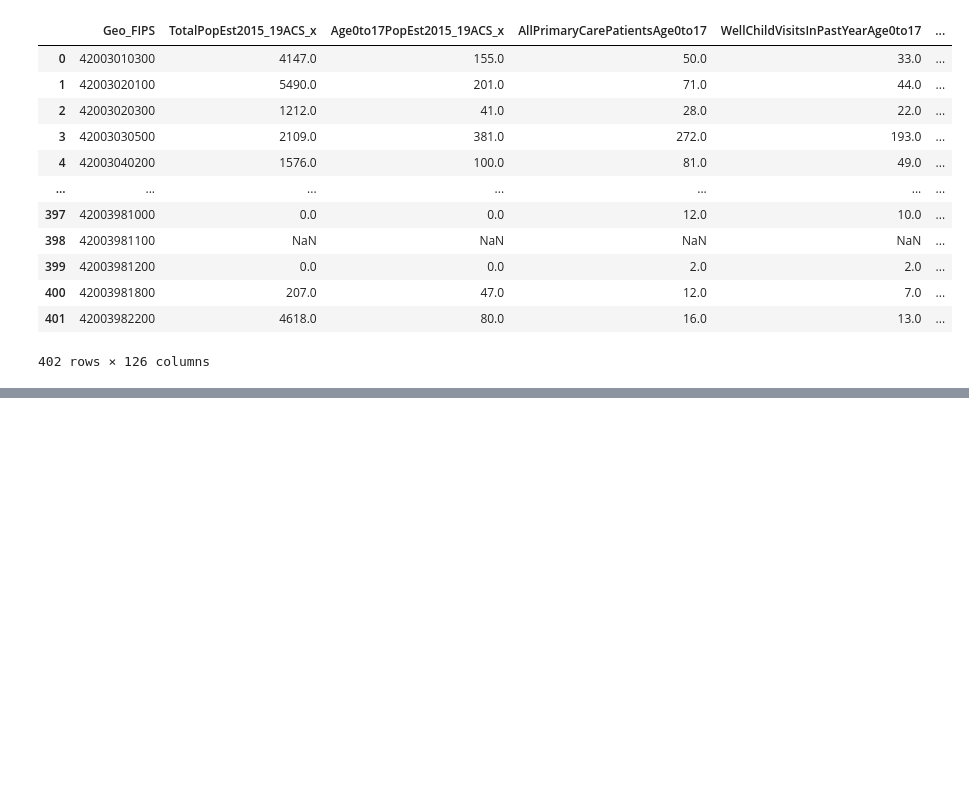
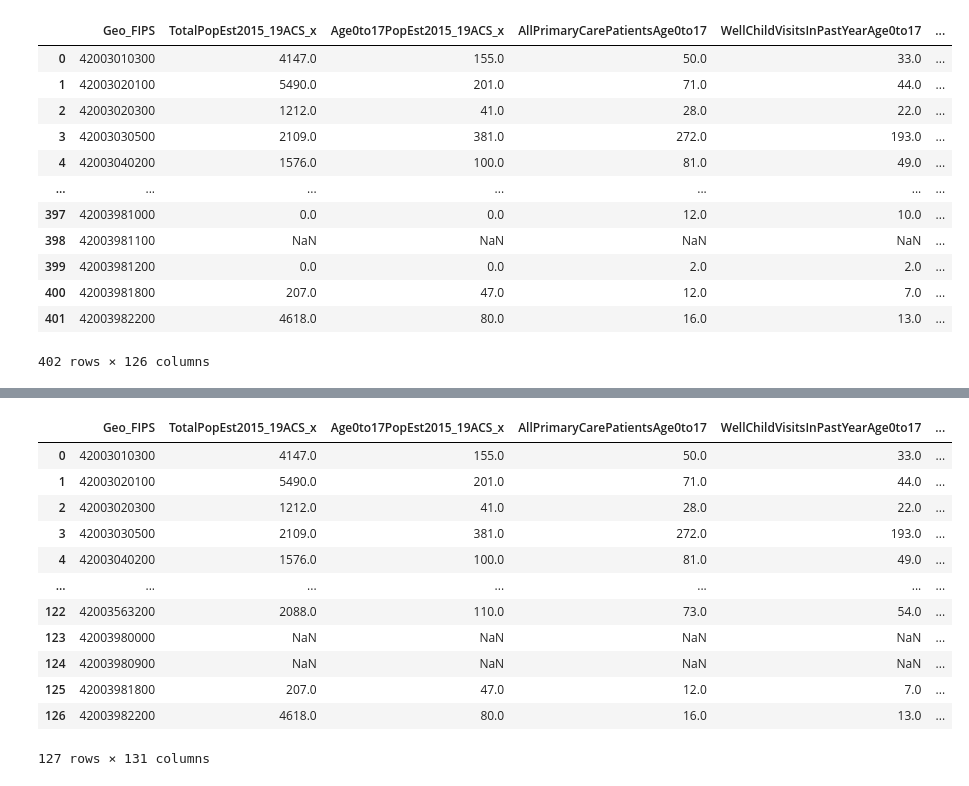
Before and after one commit to mbatheja/Allegheny_County_Asthma_ML, a Jupyter notebook: Asthma.ipynb, the cells around one changed output, grey strips where cells are left out. Drawn from its saved outputs; the diff is of its cells as text; code cells hidden in the pictures; blank space fills up the shorter version.

```diff
--- a/Asthma.ipynb
+++ b/Asthma.ipynb
@@ -578,0 +634,3 @@ data
+# %%
+swm = swm[['NID','WEIGHTED']].groupby('NID').sum()
+swm
@@ -578,0 +652,3 @@ data
+# %%
+data = data.merge(swm, how = 'left', left_on = 'TRACT', right_on='NID')
+data
@@ -578,0 +669,3 @@ data
+# %%
+data['WEIGHTED'] = data['Grand Total'] + data['WEIGHTED']*20
+data
@@ -578,0 +686,18 @@ data
+# %%
+data['Geo_FIPS'] = data['Geo_FIPS'].astype(int)
+cityData = cityData.merge(data[['Geo_FIPS', 'TRACT', 'WEIGHTED']], how = 'left', left_on = 'Geo_FIPS', right_on = 'Geo_FIPS')
+cityData
+# %% [output]
+|  | Geo_FIPS | TotalPopEst2015_19ACS_x | Age0to17PopEst2015_19ACS_x | AllPrimaryCarePatientsAge0to17 | WellChildVisitsInPastYearAge0to17 | ... |
+| 0 | 42003010300 | 4147.0 | 155.0 | 50.0 | 33.0 | ... |
+| 1 | 42003020100 | 5490.0 | 201.0 | 71.0 | 44.0 | ... |
+| 2 | 42003020300 | 1212.0 | 41.0 | 28.0 | 22.0 | ... |
+| 3 | 42003030500 | 2109.0 | 381.0 | 272.0 | 193.0 | ... |
+| 4 | 42003040200 | 1576.0 | 100.0 | 81.0 | 49.0 | ... |
+| ... | ... | ... | ... | ... | ... | ... |
+| 122 | 42003563200 | 2088.0 | 110.0 | 73.0 | 54.0 | ... |
+| 123 | 42003980000 | NaN | NaN | NaN | NaN | ... |
+| 124 | 42003980900 | NaN | NaN | NaN | NaN | ... |
+| 125 | 42003981800 | 207.0 | 47.0 | 12.0 | 7.0 | ... |
+| 126 | 42003982200 | 4618.0 | 80.0 | 16.0 | 13.0 | ... |
+127 rows × 131 columns
```
Also changed, not shown: parts of 16 cells of this notebook, 2 other files.
